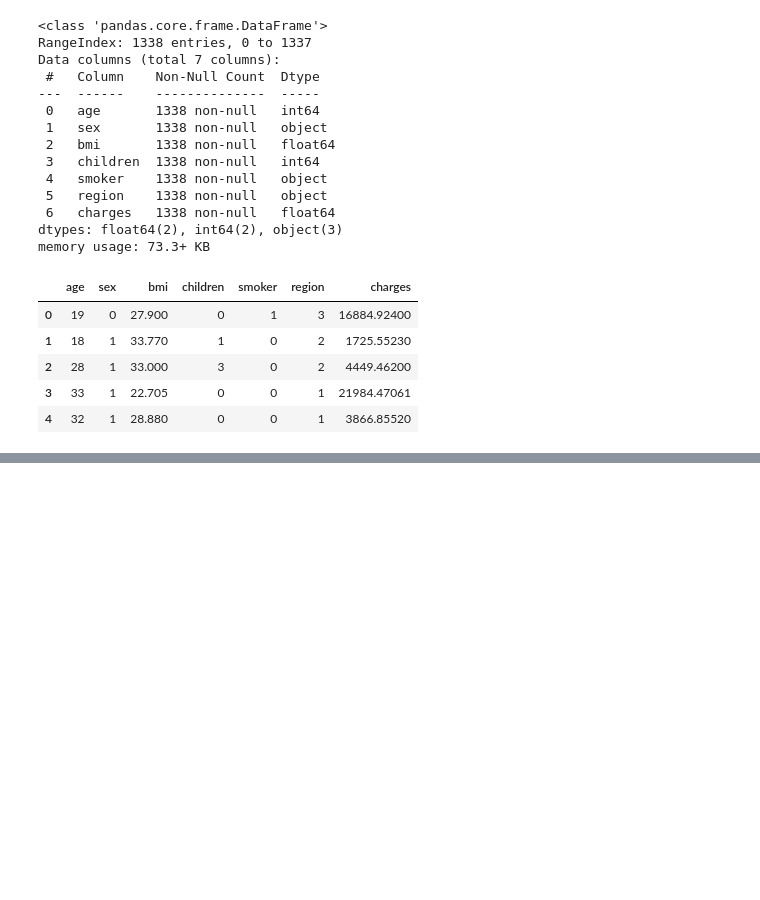
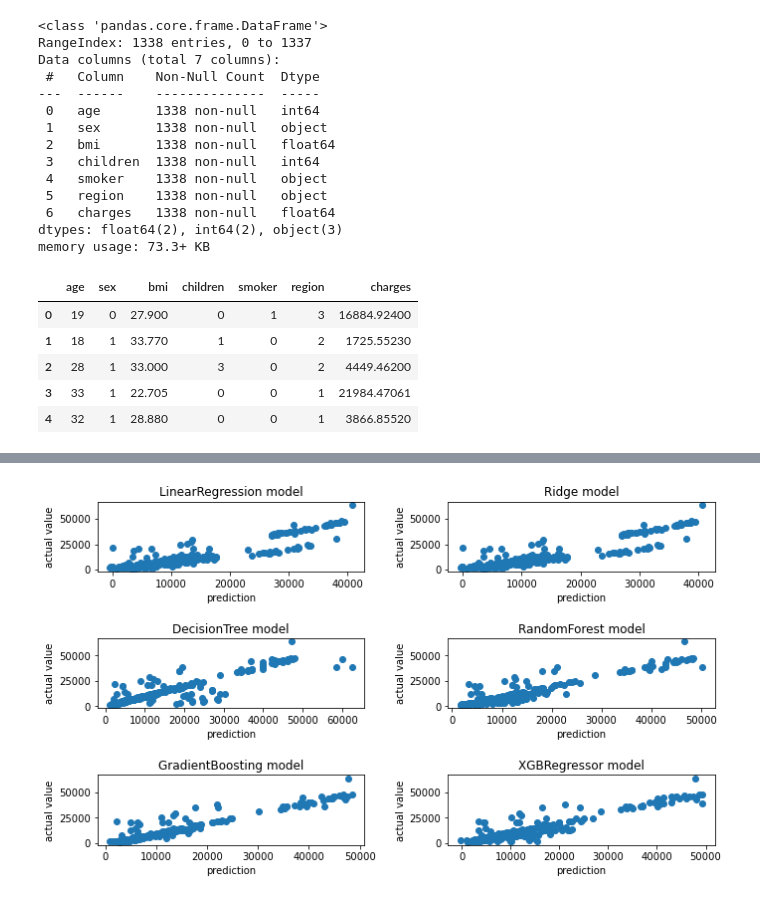
Before and after one commit to isoori/Insurancee, a Jupyter notebook: Untitled.ipynb, the cells around one changed output, grey strips where cells are left out. Cells and saved outputs as stored; diff of their text form; code cells hidden in the pictures; blank space fills up the shorter version.

```diff
--- a/Untitled.ipynb
+++ b/Untitled.ipynb
@@ -80,3 +70,25 @@ dff.head()
 features = dff.drop('charges',axis=1)
 target = dff['charges']
 x_train , x_test , y_train , y_test = train_test_split(features,target,test_size=0.2,random_state=123)
+# %%
+models = {
+    'LinearRegression':LinearRegression(),
+    'Ridge':Ridge(),
+    'DecisionTree':DecisionTreeRegressor(),
+    'RandomForest':RandomForestRegressor(),
+    'GradientBoosting':GradientBoostingRegressor(),
+    'XGBRegressor':XGBRegressor()
+}
+global prediction
+result = pd.DataFrame(columns=['SCORE','MAE','MSE',"RMSE"])
+def Regressor(models,x_train,x_test,y_train,y_test):
+    for key,model in models.items():
+        m = model
+        m.fit(x_train,y_train)
+        prediction = m.predict(x_test)
+        SCORE = r2_score(y_test,prediction)
+        MAE = mean_absolute_error(y_test,prediction)
+        MSE = mean_squared_error(y_test,prediction)
+        RMSE = np.sqrt(MSE)
+        result.loc[key,:]=[SCORE,MAE,MSE,RMSE]
+    return result
@@ -82,0 +105,18 @@ x_train , x_test , y_train , y_test = train_test_split(features,target,test_size
+# %%
+plt.figure(figsize=(10,6))
+i=1
+
+for key,item in models.items():
+    plt.subplot(3,2,i)
+    BEST = item
+    BEST.fit(x_train,y_train)
+    prediction = BEST.predict(x_test)
+    plt.scatter(x=prediction,y=y_test)
+    plt.title(f'{key} model')
+    plt.xlabel('prediction')
+    plt.ylabel('actual value')
+    i+=1
+    plt.tight_layout(pad=2)
+plt.show()
+# %% [output]
+[figure, added]
```
Also changed, not shown: parts of 10 cells of this notebook.
